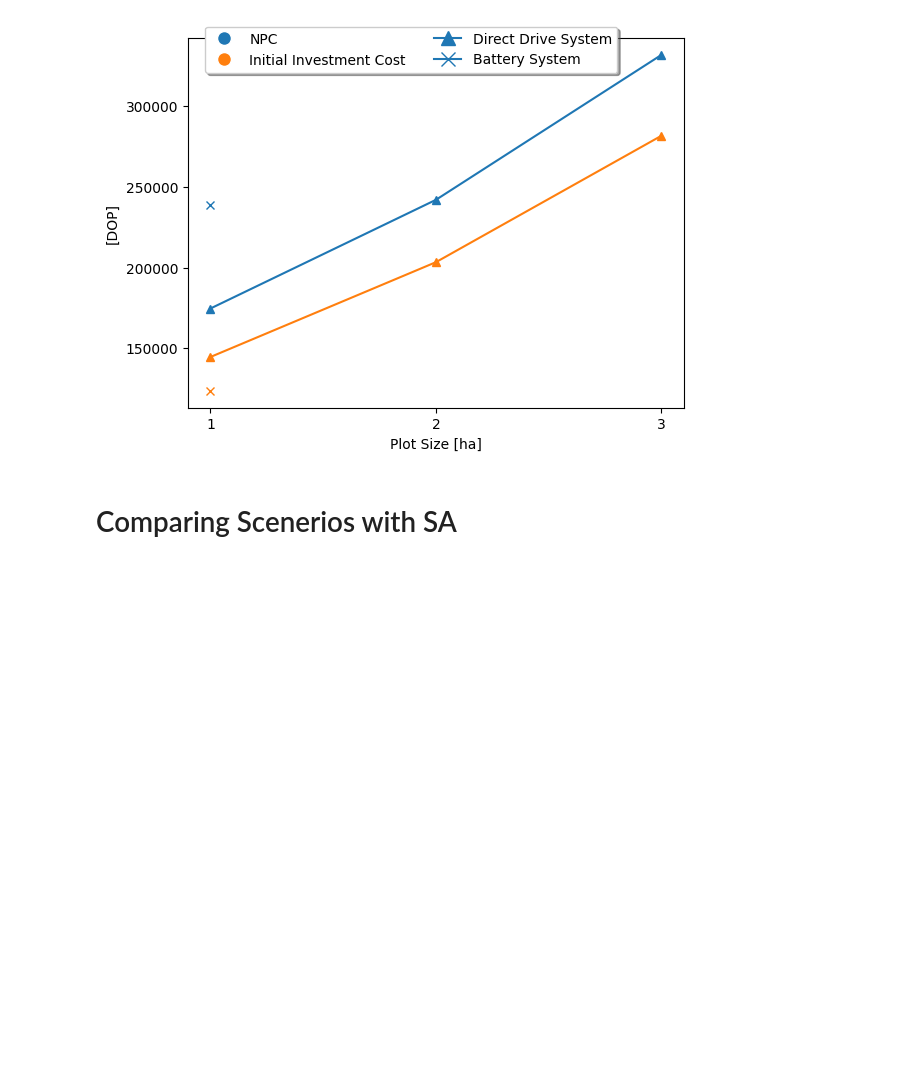
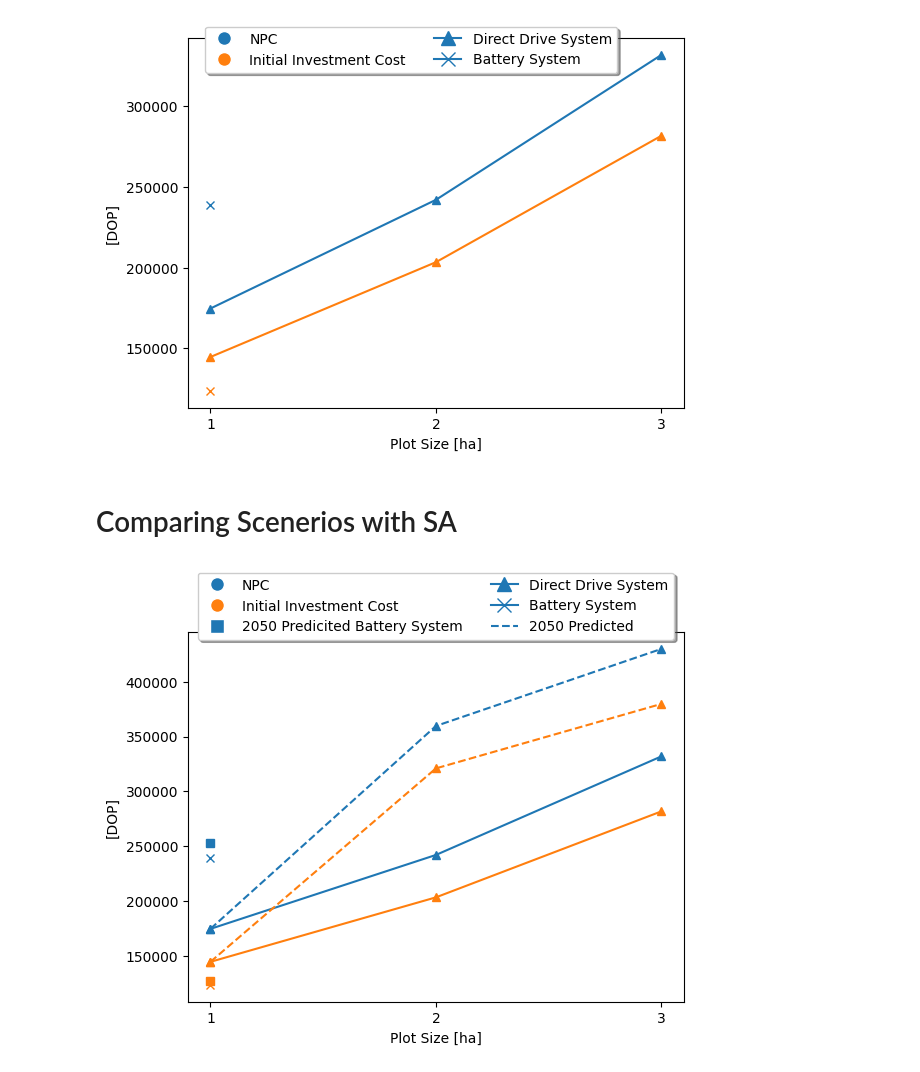
Before and after one commit to mascholten123/Code, a Jupyter notebook: NetworkCode/EconomicGraphs.ipynb, the cells around one changed output. Drawn from its saved outputs; the diff is of its cells as text; code cells hidden in the pictures; blank space fills up the shorter version.

```diff
--- a/NetworkCode/EconomicGraphs.ipynb
+++ b/NetworkCode/EconomicGraphs.ipynb
@@ -268,24 +270,35 @@ plt.show()
 # %%
 size = np.array([1, 2, 3])
 NPC = np.array([174634.05, 242032.76, 331897.70])
-NPC_SA =
+NPC_SA = np.array([174634.05, 359616.63, 429884.26])
 CI = np.array([144573.16, 203365.10, 281754.34])
-CI_SI =
+CI_SI = np.array([144573.16, 320948.97, 379740.9])
 
+plt.plot(1, 253242.45 , marker='s', color='tab:blue', linestyle='dashed')
+plt.plot(1, 127271.56, marker='s', color='tab:orange', linestyle='dashed')
 plt.plot(size, NPC, marker='^', color='tab:blue')
 plt.plot(size, CI, marker='^', color='tab:orange')
+plt.plot(size, NPC_SA, marker='^', color='tab:blue', linestyle='dashed')
+plt.plot(size, CI_SI, marker='^', color='tab:orange', linestyle='dashed')
 plt.plot(1, 238942.84 , marker='x', color='tab:blue')
 plt.plot(1, 123526.22 , marker='x', color='tab:orange')
+
 
 # Custom legend handles and labels
 custom_lines = [Line2D([0], [0], marker='o', color='w', markerfacecolor='tab:blue', markersize=10),
                 Line2D([0], [0], marker = 'o', color='w', markerfacecolor='tab:orange', markersize=10),
+                Line2D([0], [0], marker='s', color='w', markerfacecolor='tab:blue', markersize=10),
                 Line2D([0], [0], marker='^', color='tab:blue' , markersize=10),
-                Line2D([0], [0], marker='x', color='tab:blue', markersize=10)]
+                Line2D([0], [0], marker='x', color='tab:blue', markersize=10),
+                Line2D([0], [0], linestyle='dashed' , color='tab:blue', markersize=10),
 
-plt.legend(custom_lines, ['NPC', 'Initial Investment Cost', 'Direct Drive System', 'Battery System'], loc='upper center', bbox_to_anchor=(0.45, 1.05), ncol=2, fancybox=True, shadow=True)
+                ]
+
+plt.legend(custom_lines, ['NPC', 'Initial Investment Cost', '2050 Predicited Battery System', 'Direct Drive System', 'Battery System', '2050 Predicted'], loc='upper center', bbox_to_anchor=(0.5, 1.18), ncol=2, fancybox=True, shadow=True)
 
 plt.ylabel("[DOP]")
 plt.xlabel("Plot Size [ha]")
 plt.xticks([1, 2, 3])
 plt.show()
+# %% [output]
+[figure, added]
```
Also changed, not shown: parts of 1 cell of this notebook, 4 other files.
